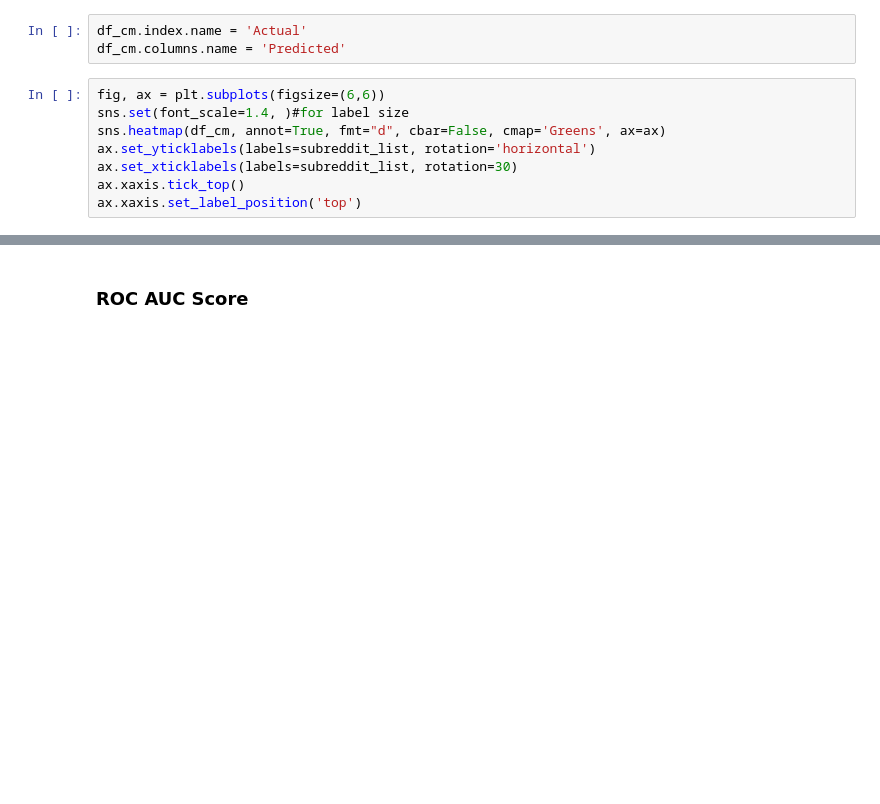
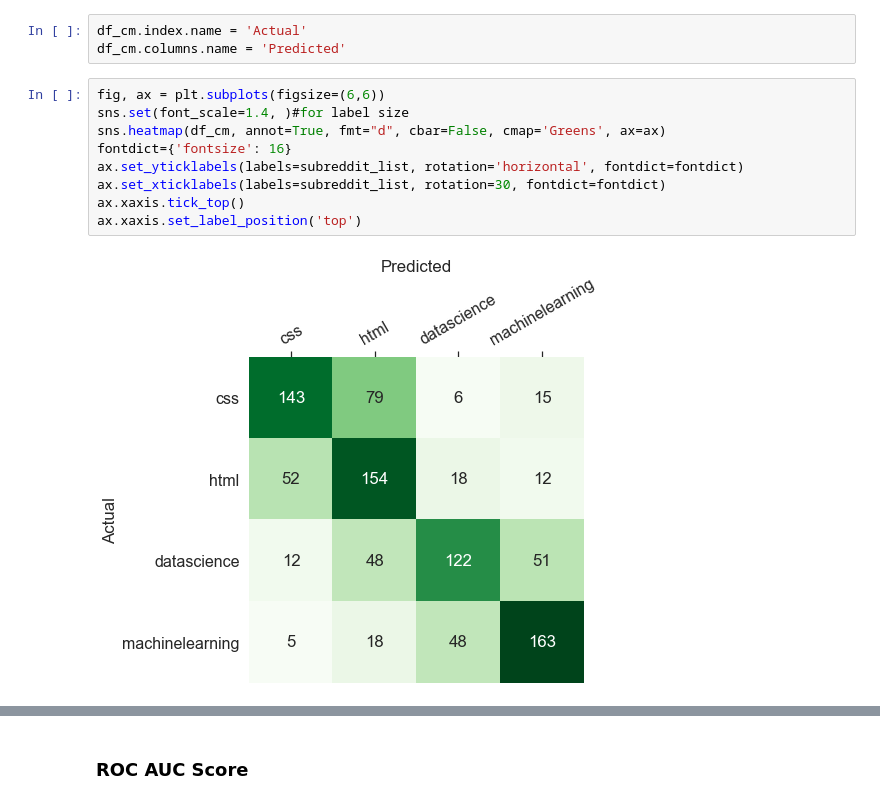
Before and after one commit to datapointchris/reddit-nlp, a Jupyter notebook: code/ds_workflow.ipynb, the cells around one changed output, grey strips where cells are left out. Cells and saved outputs as stored; diff of their text form; blank space fills up the shorter version.

```diff
--- a/code/ds_workflow.ipynb
+++ b/code/ds_workflow.ipynb
@@ -411,11 +419,14 @@ df_cm.columns.name = 'Predicted'
 # %%
 fig, ax = plt.subplots(figsize=(6,6))
 sns.set(font_scale=1.4, )#for label size
 sns.heatmap(df_cm, annot=True, fmt="d", cbar=False, cmap='Greens', ax=ax)
-ax.set_yticklabels(labels=subreddit_list, rotation='horizontal')
-ax.set_xticklabels(labels=subreddit_list, rotation=30)
+fontdict={'fontsize': 16}
+ax.set_yticklabels(labels=subreddit_list, rotation='horizontal', fontdict=fontdict)
+ax.set_xticklabels(labels=subreddit_list, rotation=30, fontdict=fontdict)
 ax.xaxis.tick_top()
 ax.xaxis.set_label_position('top')
+# %% [output]
+[figure, added]
 # %%
 mcm = multilabel_confusion_matrix(y_test, y_pred)
 mtn = mcm[:, 0, 0]
```
Also changed, not shown: parts of 12 cells of this notebook.
